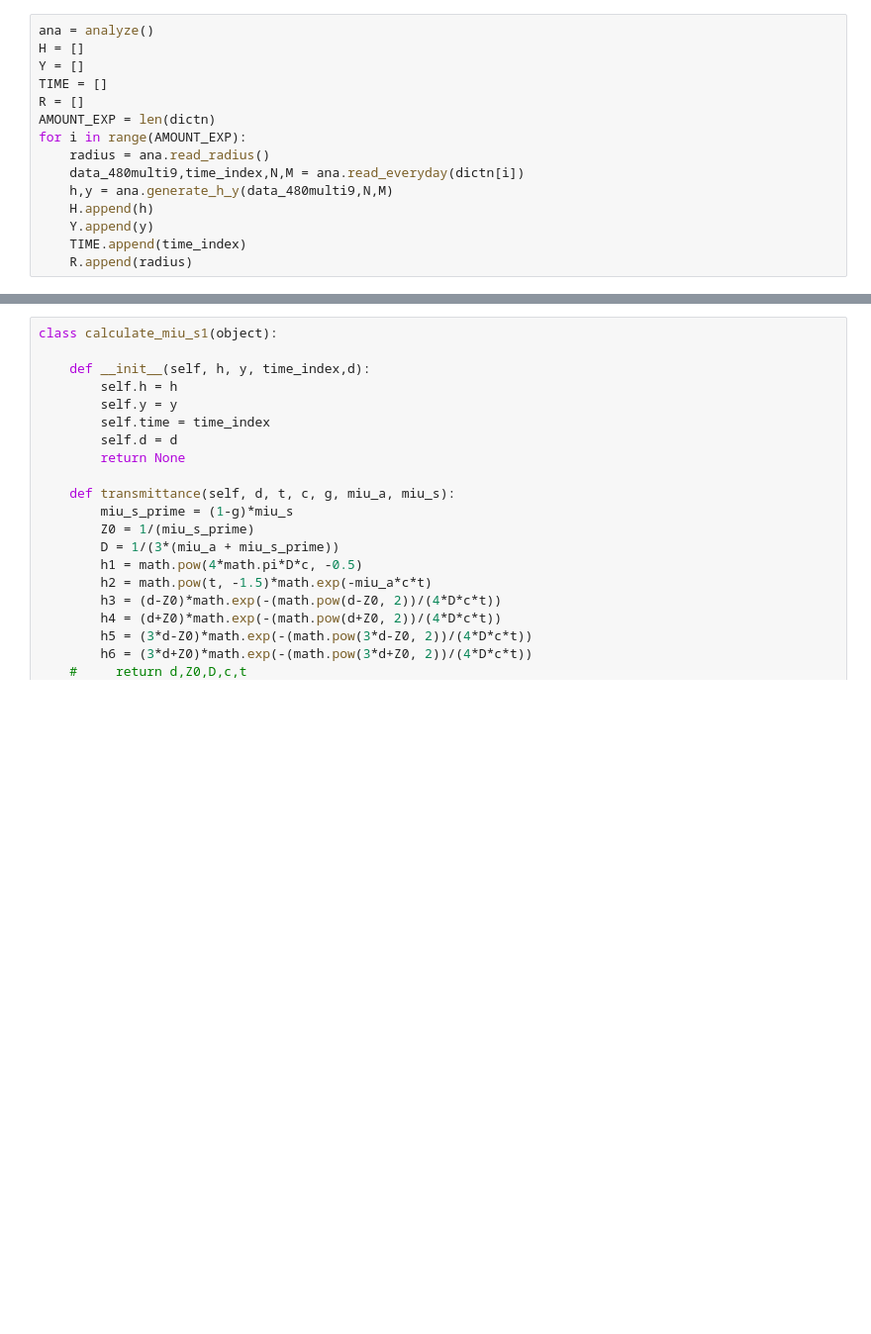
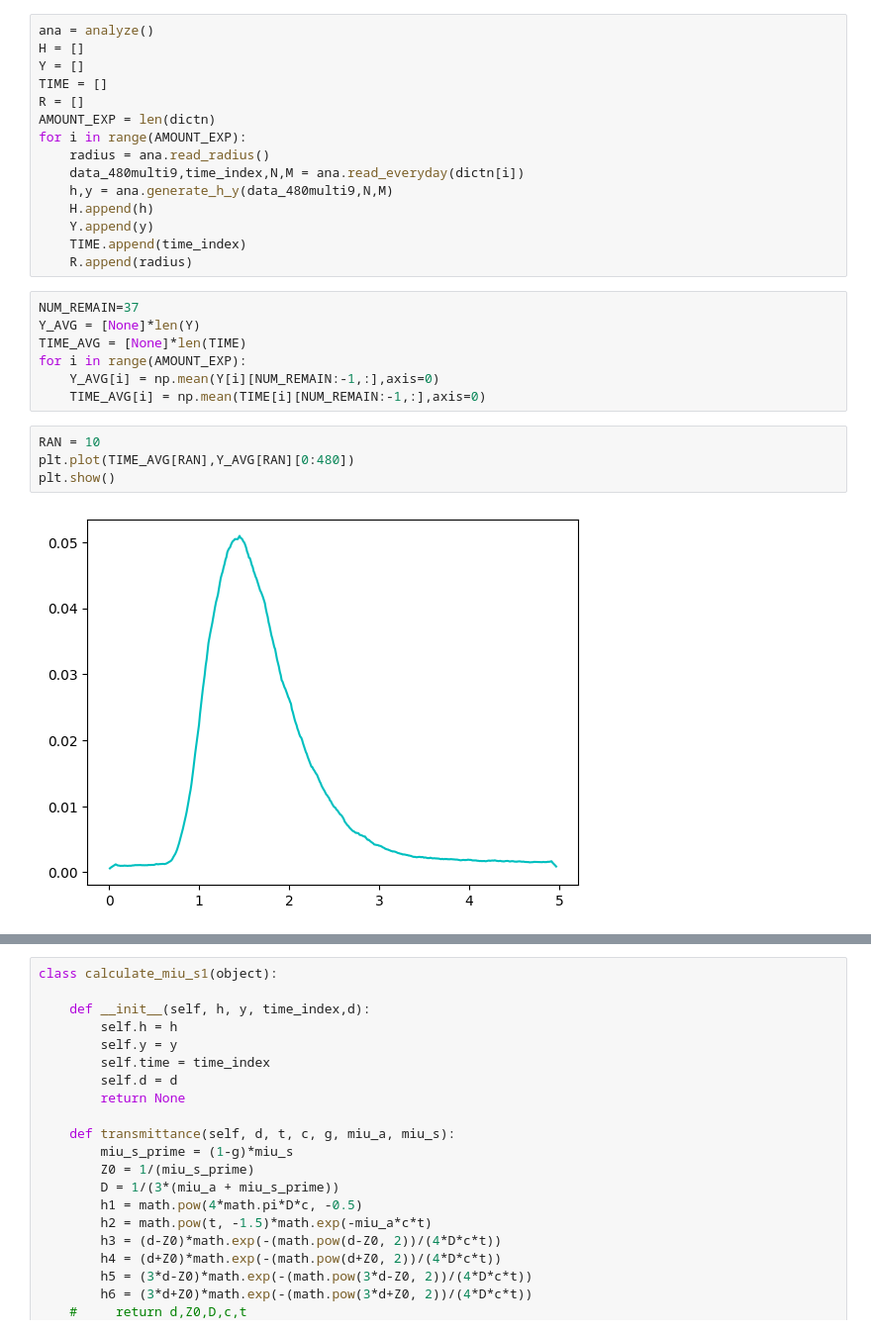
Before and after one commit to xbx18502/Graduation_research_feb, a Jupyter notebook: calculate_muamus_sa3.4.ipynb, the cells around one changed output, grey strips where cells are left out. Shown at 99% size. Drawn from its saved outputs; the diff is of its cells as text; blank space fills up the shorter version.

```diff
--- a/calculate_muamus_sa3.4.ipynb
+++ b/calculate_muamus_sa3.4.ipynb
@@ -127,3 +178,16 @@ for i in range(AMOUNT_EXP):
     Y.append(y)
     TIME.append(time_index)
     R.append(radius)
+# %%
+NUM_REMAIN=37
+Y_AVG = [None]*len(Y)
+TIME_AVG = [None]*len(TIME)
+for i in range(AMOUNT_EXP):
+    Y_AVG[i] = np.mean(Y[i][NUM_REMAIN:-1,:],axis=0)
+    TIME_AVG[i] = np.mean(TIME[i][NUM_REMAIN:-1,:],axis=0)
+# %%
+RAN = 10
+plt.plot(TIME_AVG[RAN],Y_AVG[RAN][0:480])
+plt.show()
+# %% [output]
+[figure, added]
```
Also changed, not shown: parts of 8 cells of this notebook, 1 other file.
